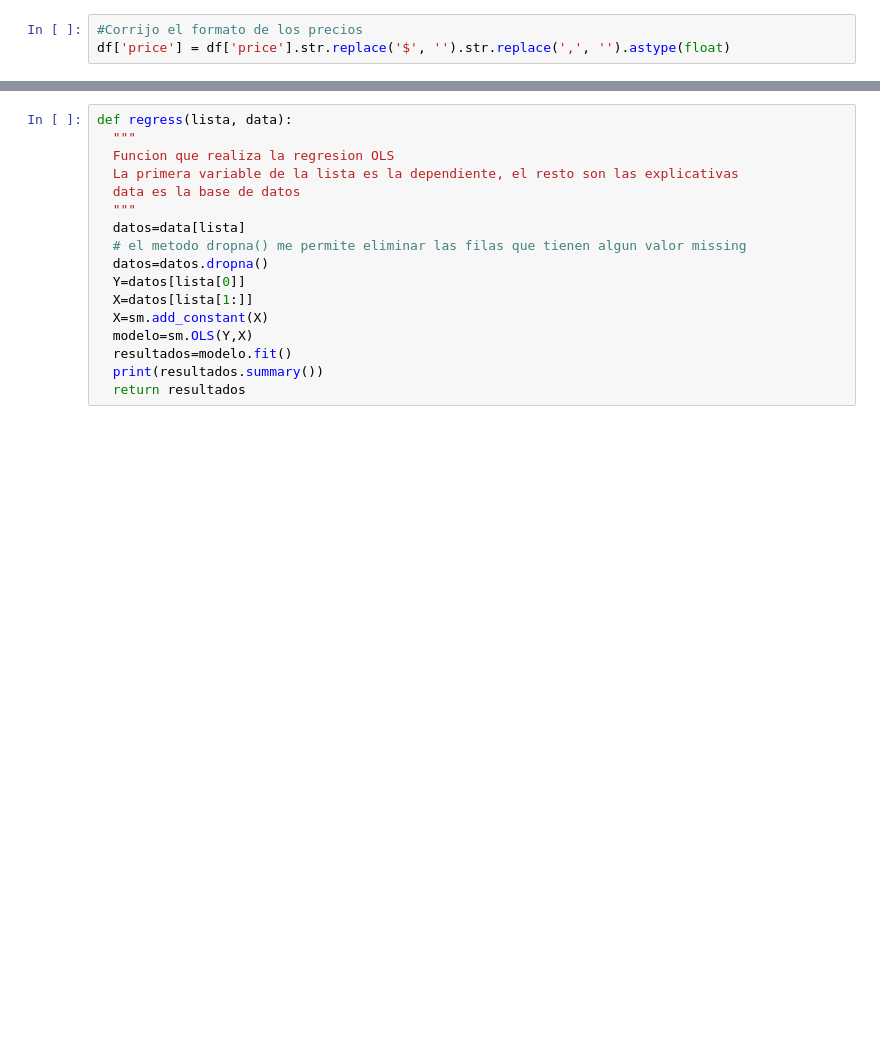
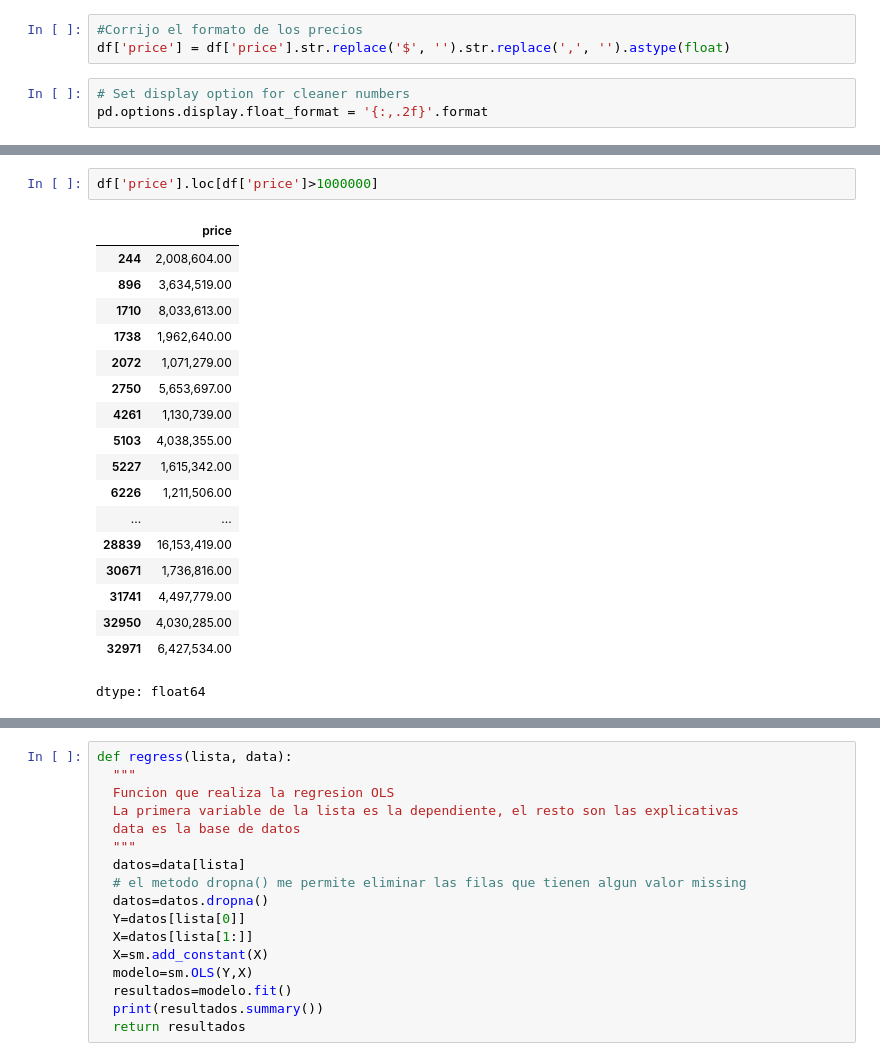
Before and after one commit to rpasquini/econometria, a Jupyter notebook: ejercicios/Airbnb_Test_de_hipótesis Resuelto.ipynb, the cells around one changed output, grey strips where cells are left out. Saved outputs shown, nothing was run; the diff lists cells and outputs as text; blank space fills up the shorter version.

```diff
--- a/ejercicios/Airbnb_Test_de_hipótesis Resuelto.ipynb
+++ b/ejercicios/Airbnb_Test_de_hipótesis Resuelto.ipynb
@@ -79,6 +81,9 @@ df["price"][0]
 # %%
 #Corrijo el formato de los precios
 df['price'] = df['price'].str.replace('$', '').str.replace(',', '').astype(float)
+# %%
+# Set display option for cleaner numbers
+pd.options.display.float_format = '{:,.2f}'.format
 # %%
 df["price"][0]
 # %% [output]
@@ -99,3 +106,24 @@ Name: price, dtype: float64
 [figure]
+# %%
+df['price'].loc[df['price']>1000000]
+# %% [output]
+|  | price |
+| 244 | 2,008,604.00 |
+| 896 | 3,634,519.00 |
+| 1710 | 8,033,613.00 |
+| 1738 | 1,962,640.00 |
+| 2072 | 1,071,279.00 |
+| 2750 | 5,653,697.00 |
+| 4261 | 1,130,739.00 |
+| 5103 | 4,038,355.00 |
+| 5227 | 1,615,342.00 |
+| 6226 | 1,211,506.00 |
+| ... | ... |
+| 28839 | 16,153,419.00 |
+| 30671 | 1,736,816.00 |
+| 31741 | 4,497,779.00 |
+| 32950 | 4,030,285.00 |
+| 32971 | 6,427,534.00 |
+dtype: float64
 # %%
 # podemos ver que es una distribución más razonable antes de 100 mil
```
Also changed, not shown: parts of 7 cells of this notebook.
